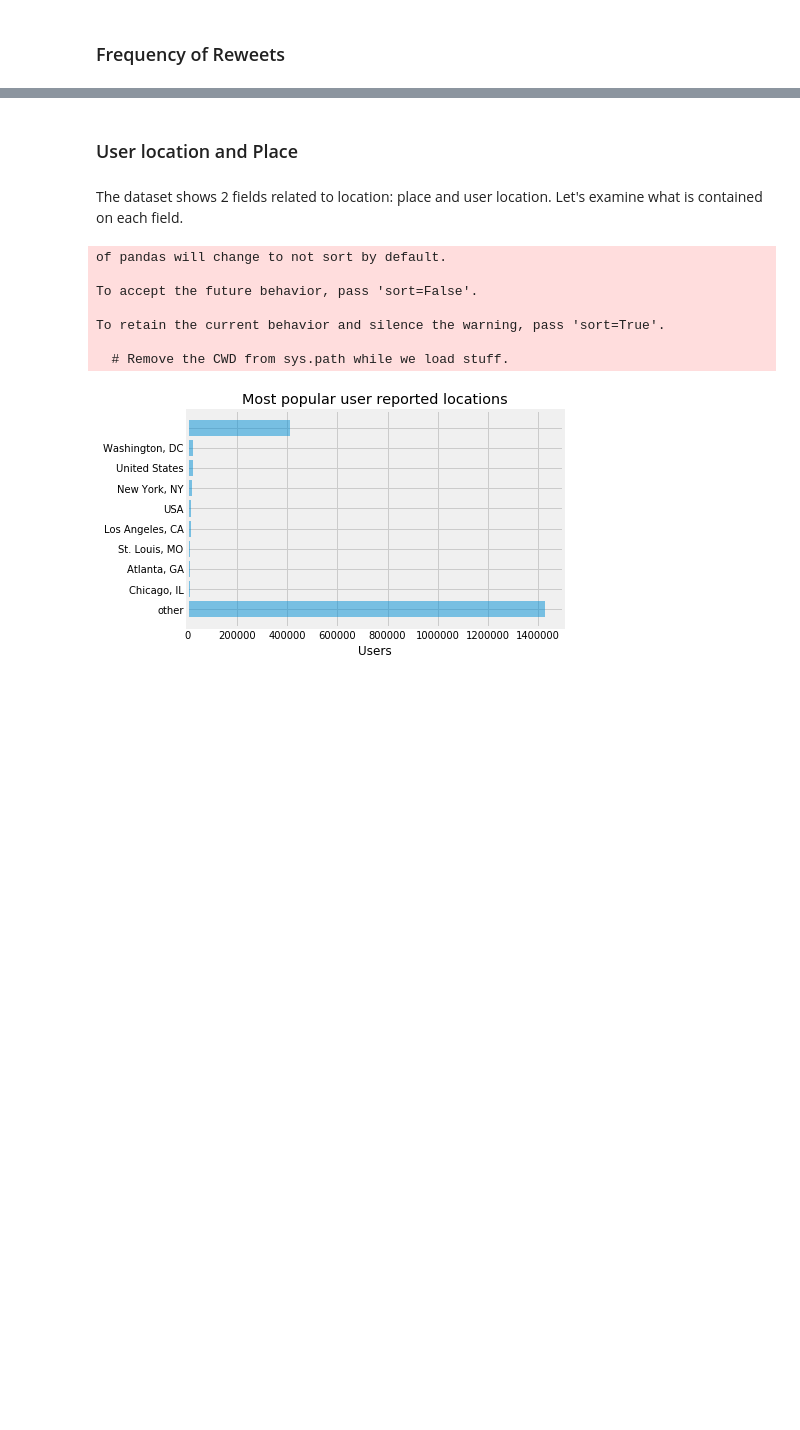
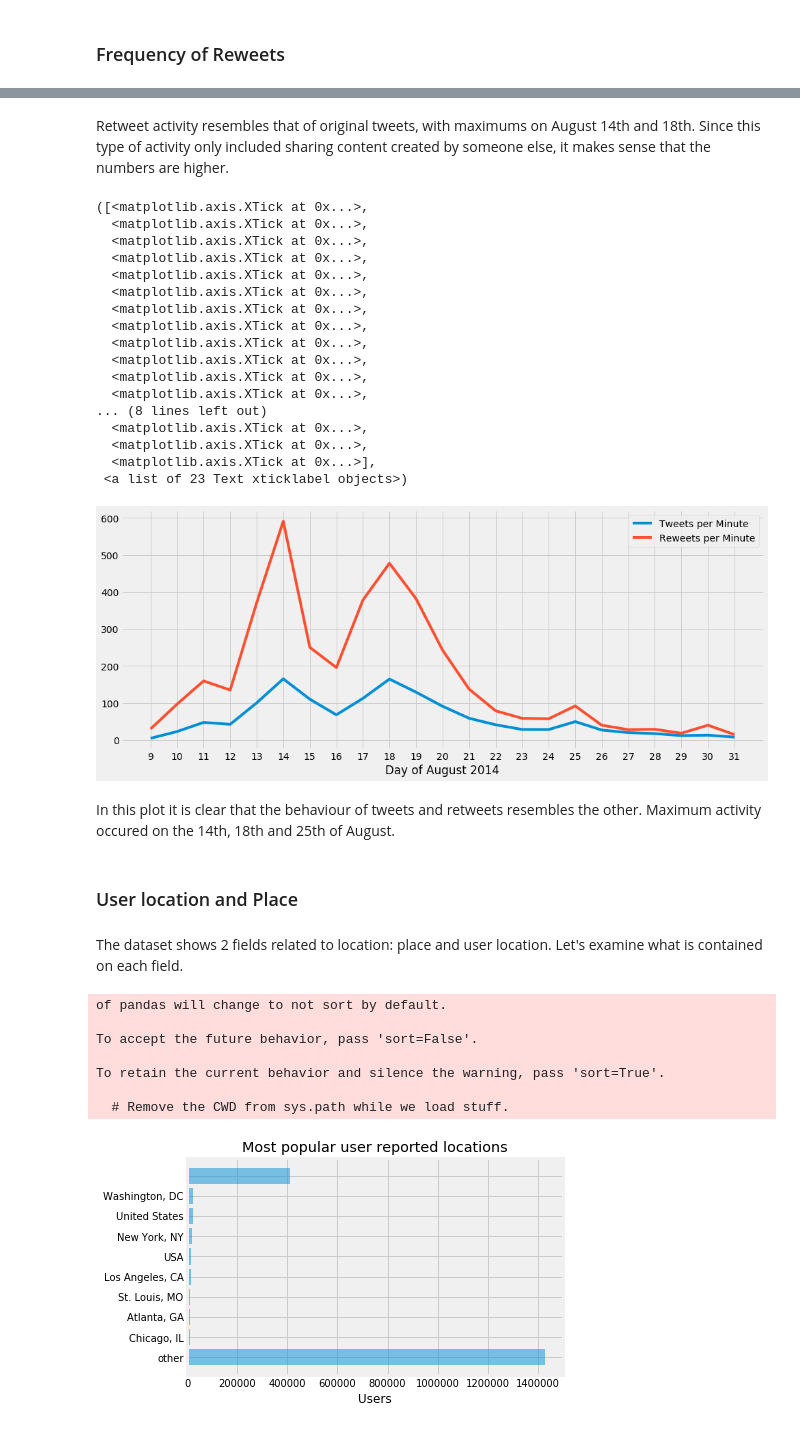
Before and after one commit to opardo/BlackLivesMatter, a Jupyter notebook: EDA/EDA_Jose.ipynb, the cells around one changed output, grey strips where cells are left out. Cells and saved outputs as stored; diff of their text form; code cells hidden in the pictures; blank space fills up the shorter version.

```diff
--- a/EDA/EDA_Jose.ipynb
+++ b/EDA/EDA_Jose.ipynb
@@ -87,3 +190,41 @@ df_fr
+# %% [markdown]
+Retweet activity resembles that of original tweets, with maximums on August 14th and 18th. Since this type of activity only included sharing content created by someone else, it makes sense that the numbers are higher.
+# %%
+ax = df_ft.plot(x='day_of_tweet',
+             y='tpm',
+             kind='line',
+             figsize=(15,6),
+             label='Tweets per Minute')
+df_fr.plot(x='day_of_tweet',
+             y='tpm',
+             kind='line',
+             label='Reweets per Minute',
+             ax=ax)
+plt.xlabel('Day of August 2014')
+
+xticks = np.arange(9,32,1)
+plt.xticks(xticks)
+# %% [output]
+([<matplotlib.axis.XTick at 0x...>,
+  <matplotlib.axis.XTick at 0x...>,
+  <matplotlib.axis.XTick at 0x...>,
+  <matplotlib.axis.XTick at 0x...>,
+  <matplotlib.axis.XTick at 0x...>,
+  <matplotlib.axis.XTick at 0x...>,
+  <matplotlib.axis.XTick at 0x...>,
+  <matplotlib.axis.XTick at 0x...>,
+  <matplotlib.axis.XTick at 0x...>,
+  <matplotlib.axis.XTick at 0x...>,
+  <matplotlib.axis.XTick at 0x...>,
+  <matplotlib.axis.XTick at 0x...>,
+... (8 lines left out)
+  <matplotlib.axis.XTick at 0x...>,
+  <matplotlib.axis.XTick at 0x...>,
+  <matplotlib.axis.XTick at 0x...>],
+ <a list of 23 Text xticklabel objects>)
+[figure, added]
+# %% [markdown]
+In this plot it is clear that the behaviour of tweets and retweets resembles the other. Maximum activity occured on the 14th, 18th and 25th of August.
 # %% [markdown]
 ### User location and Place
 # %% [markdown]
```
Also changed, not shown: parts of 47 cells of this notebook.
